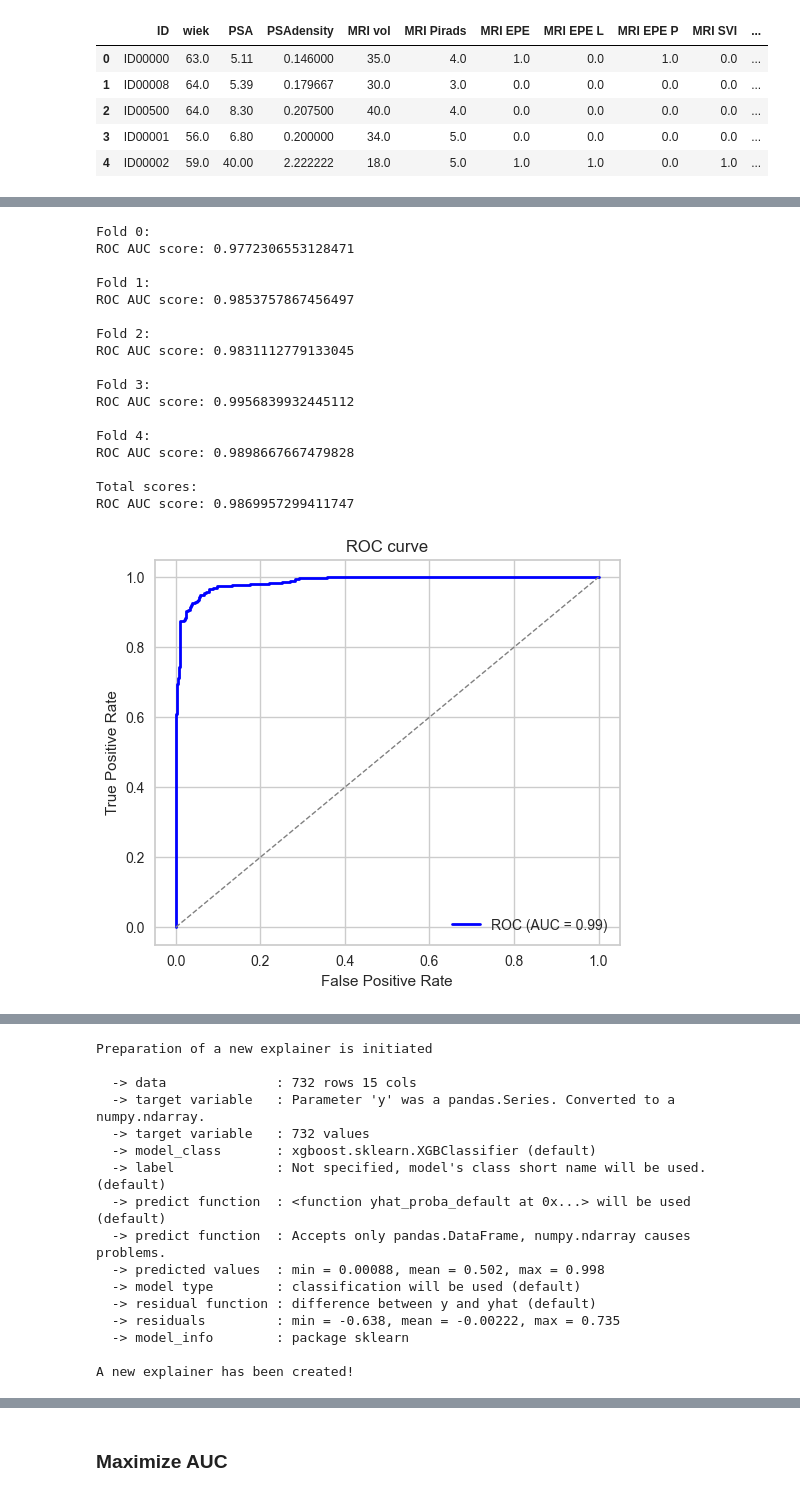
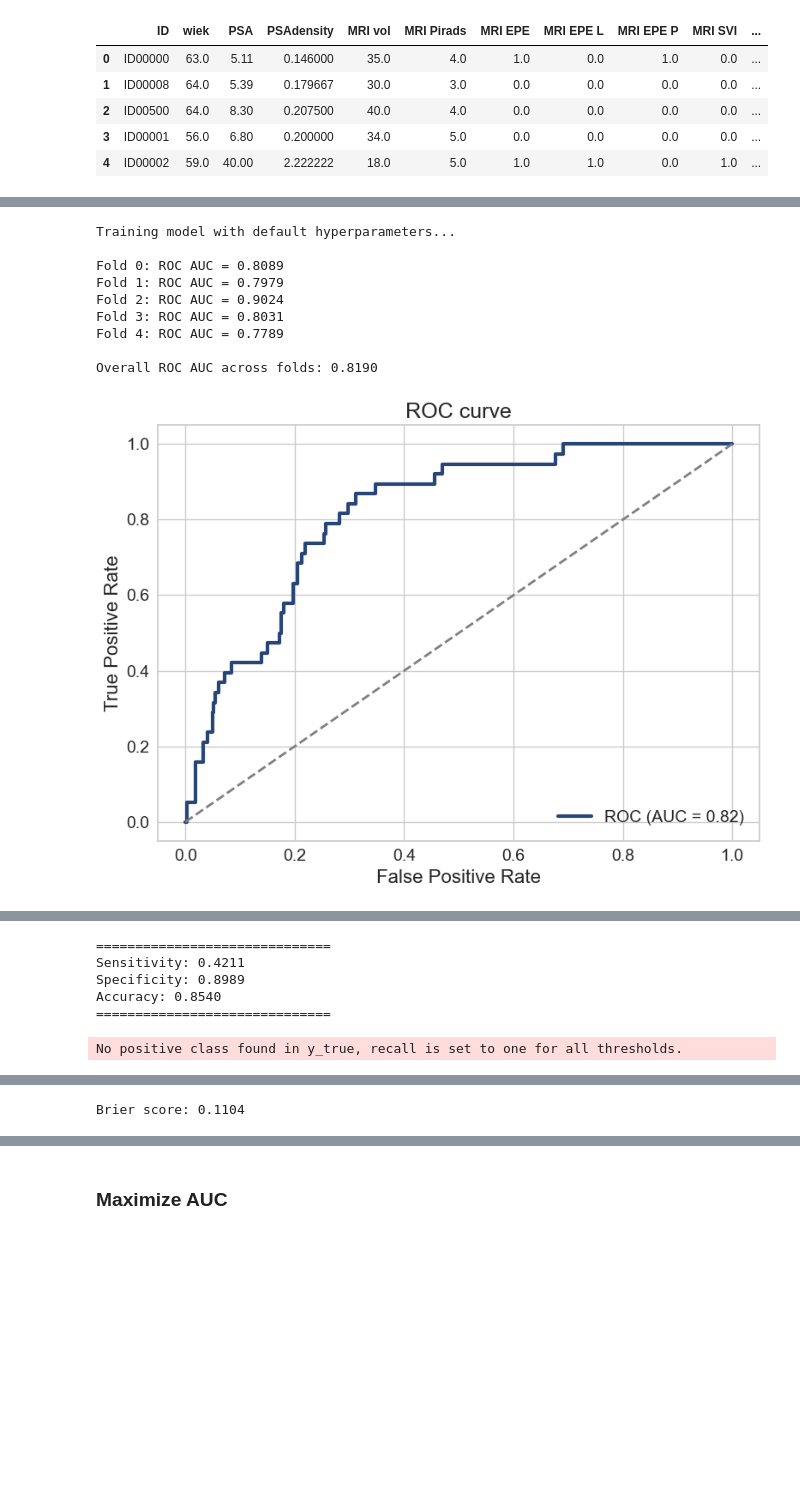
Before and after one commit to PiotrRenk/microscopic-epe-proj, a Jupyter notebook: notebooks/nodal_involvment.ipynb, the cells around one changed output, grey strips where cells are left out. Drawn from its saved outputs; the diff is of its cells as text; code cells hidden in the pictures; blank space fills up the shorter version.

```diff
--- a/notebooks/nodal_involvment.ipynb
+++ b/notebooks/nodal_involvment.ipynb
@@ -133,6 +26,6 @@ plt.show()
 # %%
 numerical_cols = ['wiek', 'PSA', 'PSAdensity', 'MRI vol', 'MRI SIZE']
-categorical_cols = ['MRI Pirads', 'MRI EPE', 'MRI EPE L', 'MRI EPE P', 'MRI SVI', 'MRI SVI L', 'MRI SVI P', 'Bx ISUP Grade P', 'Bx ISUP Grade L', 'Bx ISUP Grade']
+categorical_cols = ['MRI Pirads', 'MRI EPE', 'MRI SVI', 'Bx ISUP Grade']
 
 X = df[numerical_cols + categorical_cols]
 y = df['N +']
@@ -199,14 +124,0 @@ plot_confusion_matrix(y_true, y_pred_probs=y_pred_probs, threshold=0.05)
-# %%
-num_pipeline = Pipeline(steps=[
-    ('impute', SimpleImputer(strategy='median')),
-])
-cat_pipeline = Pipeline(steps=[
-    ('impute', SimpleImputer(strategy='most_frequent')),
-])
-preprocessor = ColumnTransformer(transformers=[
-    ('num', num_pipeline, numerical_cols),
-    ('cat', cat_pipeline, categorical_cols)
-])
-
-preprocessor.fit(X)
-X_imputed = preprocessor.transform(X)
@@ -217,31 +125,22 @@ X_smote_df = pd.DataFrame(X_smote, columns=X.columns)
 # %%
-hyperparams = {'colsample_bytree': 1.0, 'gamma': 0.1, 'learning_rate': 0.05, 'max_depth': 3, 'n_estimators': 200, 'subsample': 0.8}
+untrained_model = XGBClassifier(random_state=42)
 
-untrained_model = XGBClassifier(random_state=42, **hyperparams)
+y_true, y_pred, y_pred_probs, false_positive_rate, true_positive_rate, total_roc_auc, trained_model, best_weights = train_and_evaluate_model_with_smote(untrained_model, X, y, numerical_cols, categorical_cols, n_folds=5)
 
-y_true, y_pred, y_pred_probs, false_positive_rate, true_positive_rate, total_roc_auc, trained_model = train_and_evaluate_model(untrained_model, X_smote_df, y_smote, numerical_cols, categorical_cols, n_folds=5)
-plot_roc(false_positive_rate, true_positive_rate, total_roc_auc)
+plot_roc(false_positive_rate, true_positive_rate, total_roc_auc, fig_width=800)
 plot_confusion_matrix(y_true, y_pred)
-plot_feature_importances(trained_model, X_smote_df, y_smote)
-plot_discrimination_threshold(untrained_model, X_smote_df, y_smote)
+# plot_feature_importances(trained_model, X, y, title='Feature Importances for Nodal Involvement Prediction')
+plot_discrimination_threshold(trained_model, X, y)
 brier = brier_score_loss(y_true, y_pred_probs)
 print(f"Brier score: {brier:.4f}")
 # %% [output]
-Fold 0:
-ROC AUC score: 0.9772306553128471
+Training model with default hyperparameters...
 
-Fold 1:
-ROC AUC score: 0.9853757867456497
+Fold 0: ROC AUC = 0.8089
+Fold 1: ROC AUC = 0.7979
+Fold 2: ROC AUC = 0.9024
+Fold 3: ROC AUC = 0.8031
+Fold 4: ROC AUC = 0.7789
 
-Fold 2:
-ROC AUC score: 0.9831112779133045
-
-Fold 3:
-ROC AUC score: 0.9956839932445112
-
-Fold 4:
-ROC AUC score: 0.9898667667479828
-
-Total scores:
-ROC AUC score: 0.9869957299411747
+Overall ROC AUC across folds: 0.8190
-[figure, old version]
+[figure, new version]
@@ -249,16 +148,6 @@ ROC AUC score: 0.9869957299411747
-Preparation of a new explainer is initiated
-
-  -> data              : 732 rows 15 cols
-  -> target variable   : Parameter 'y' was a pandas.Series. Converted to a numpy.ndarray.
-  -> target variable   : 732 values
-  -> model_class       : xgboost.sklearn.XGBClassifier (default)
-  -> label             : Not specified, model's class short name will be used. (default)
-  -> predict function  : <function yhat_proba_default at 0x...> will be used (default)
-  -> predict function  : Accepts only pandas.DataFrame, numpy.ndarray causes problems.
-  -> predicted values  : min = 0.00088, mean = 0.502, max = 0.998
-  -> model type        : classification will be used (default)
-  -> residual function : difference between y and yhat (default)
-  -> residuals         : min = -0.638, mean = -0.00222, max = 0.735
-  -> model_info        : package sklearn
-
-A new explainer has been created!
+==============================
+Sensitivity: 0.4211
+Specificity: 0.8989
+Accuracy: 0.8540
+==============================
+No positive class found in y_true, recall is set to one for all thresholds.
@@ -266,0 +155 @@ Brier score: 0.0425
+Brier score: 0.1104
```
Also changed, not shown: parts of 40 cells of this notebook, 1 other file.
